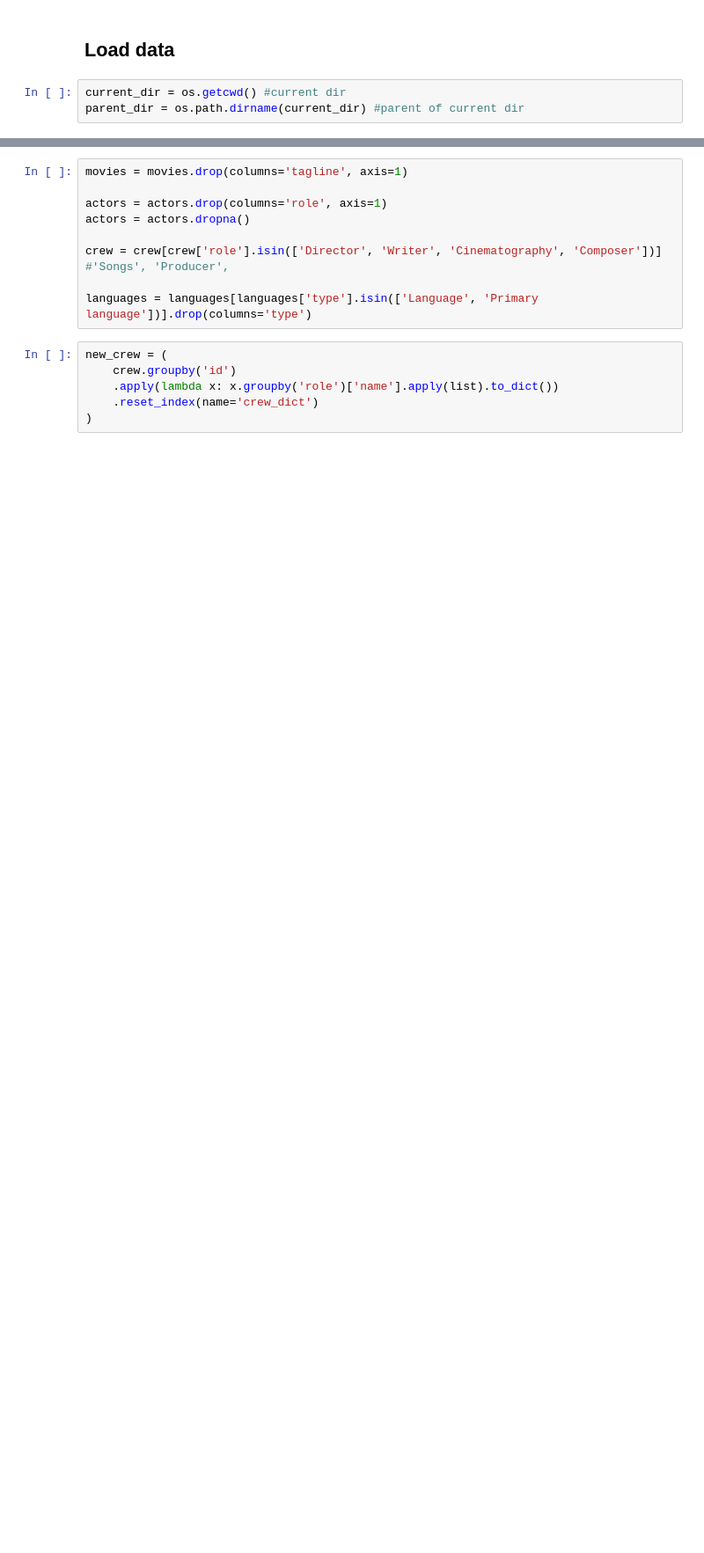
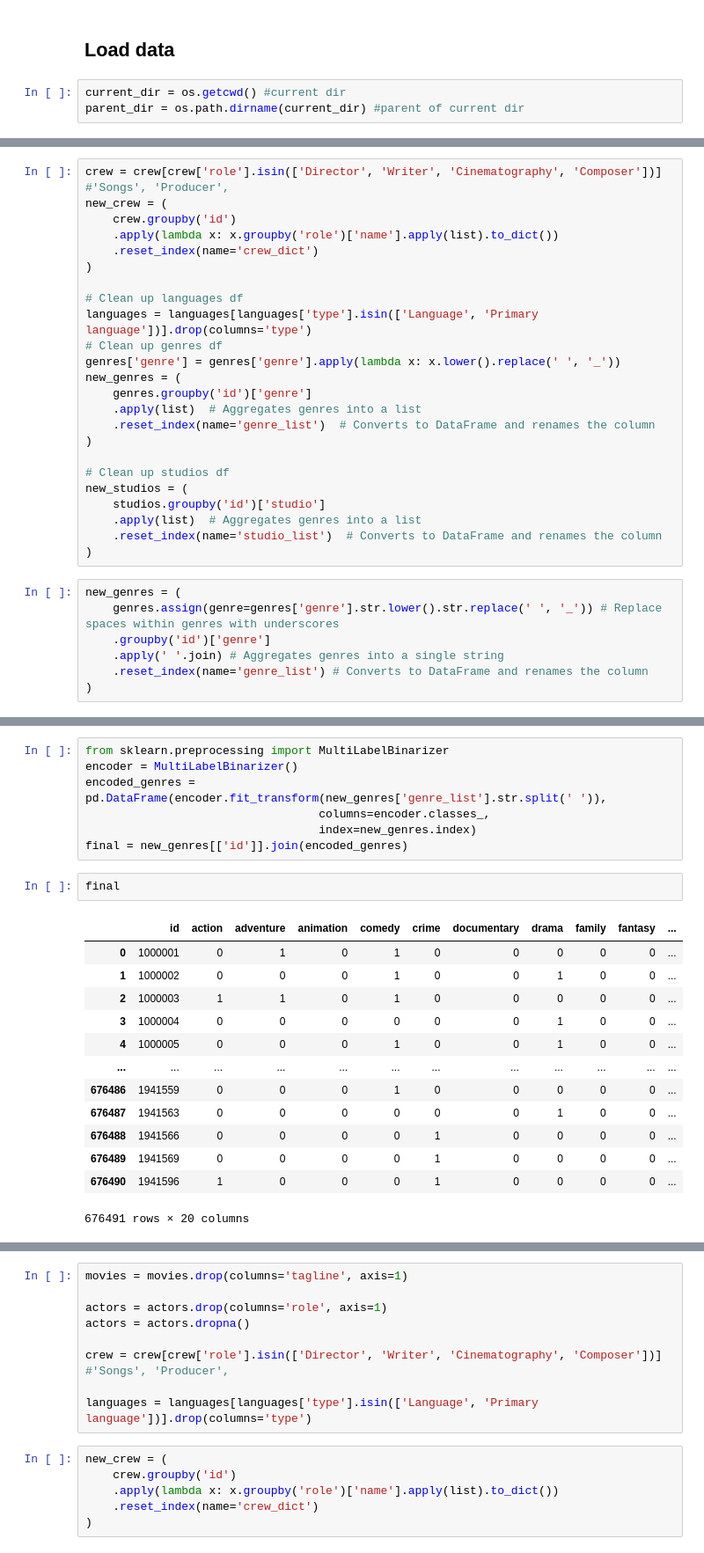
Before and after one commit to aybik/movie_picker, a Jupyter notebook: notebooks/Ha_notebook.ipynb, the cells around one changed output, grey strips where cells are left out. Shown at 88% size. Saved outputs shown, nothing was run; the diff lists cells and outputs as text; blank space fills up the shorter version.

```diff
--- a/notebooks/Ha_notebook.ipynb
+++ b/notebooks/Ha_notebook.ipynb
@@ -16,0 +427,31 @@ countries = pd.read_csv(os.path.join(parent_dir,'raw_data/countries.csv'))
+# %%
+crew = crew[crew['role'].isin(['Director', 'Writer', 'Cinematography', 'Composer'])] #'Songs', 'Producer',
+new_crew = (
+    crew.groupby('id')
+    .apply(lambda x: x.groupby('role')['name'].apply(list).to_dict())
+    .reset_index(name='crew_dict')
+)
+
+# Clean up languages df
+languages = languages[languages['type'].isin(['Language', 'Primary language'])].drop(columns='type')
+# Clean up genres df
+genres['genre'] = genres['genre'].apply(lambda x: x.lower().replace(' ', '_'))
+new_genres = (
+    genres.groupby('id')['genre']
+    .apply(list)  # Aggregates genres into a list
+    .reset_index(name='genre_list')  # Converts to DataFrame and renames the column
+)
+
+# Clean up studios df
+new_studios = (
+    studios.groupby('id')['studio']
+    .apply(list)  # Aggregates genres into a list
+    .reset_index(name='studio_list')  # Converts to DataFrame and renames the column
+)
+# %%
+new_genres = (
+    genres.assign(genre=genres['genre'].str.lower().str.replace(' ', '_')) # Replace spaces within genres with underscores
+    .groupby('id')['genre']
+    .apply(' '.join) # Aggregates genres into a single string
+    .reset_index(name='genre_list') # Converts to DataFrame and renames the column
+)
@@ -16,0 +495,23 @@ countries = pd.read_csv(os.path.join(parent_dir,'raw_data/countries.csv'))
+# %%
+from sklearn.preprocessing import MultiLabelBinarizer
+encoder = MultiLabelBinarizer()
+encoded_genres = pd.DataFrame(encoder.fit_transform(new_genres['genre_list'].str.split(' ')),
+                                  columns=encoder.classes_,
+                                  index=new_genres.index)
+final = new_genres[['id']].join(encoded_genres)
+# %%
+final
+# %% [output]
+|  | id | action | adventure | animation | comedy | crime | documentary | drama | family | fantasy | ... |
+| 0 | 1000001 | 0 | 1 | 0 | 1 | 0 | 0 | 0 | 0 | 0 | ... |
+| 1 | 1000002 | 0 | 0 | 0 | 1 | 0 | 0 | 1 | 0 | 0 | ... |
+| 2 | 1000003 | 1 | 1 | 0 | 1 | 0 | 0 | 0 | 0 | 0 | ... |
+| 3 | 1000004 | 0 | 0 | 0 | 0 | 0 | 0 | 1 | 0 | 0 | ... |
+| 4 | 1000005 | 0 | 0 | 0 | 1 | 0 | 0 | 1 | 0 | 0 | ... |
+| ... | ... | ... | ... | ... | ... | ... | ... | ... | ... | ... | ... |
+| 676486 | 1941559 | 0 | 0 | 0 | 1 | 0 | 0 | 0 | 0 | 0 | ... |
+| 676487 | 1941563 | 0 | 0 | 0 | 0 | 0 | 0 | 1 | 0 | 0 | ... |
+| 676488 | 1941566 | 0 | 0 | 0 | 0 | 1 | 0 | 0 | 0 | 0 | ... |
+| 676489 | 1941569 | 0 | 0 | 0 | 0 | 1 | 0 | 0 | 0 | 0 | ... |
+| 676490 | 1941596 | 1 | 0 | 0 | 0 | 1 | 0 | 0 | 0 | 0 | ... |
+676491 rows × 20 columns
```
Also changed, not shown: parts of 46 cells of this notebook, 11 other files.
